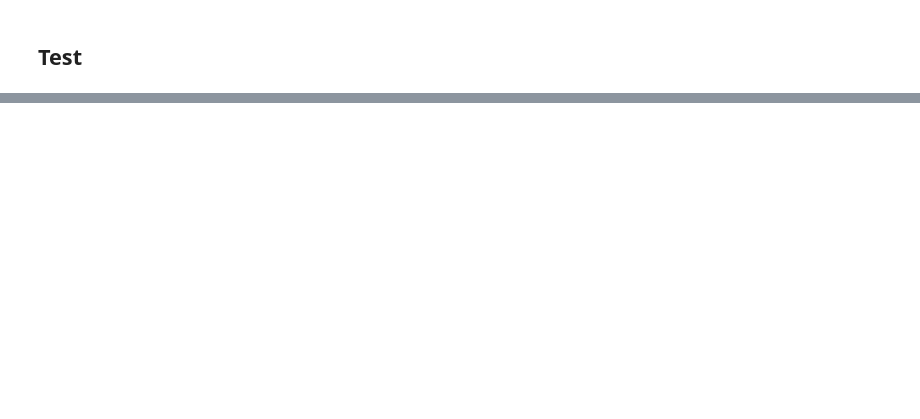
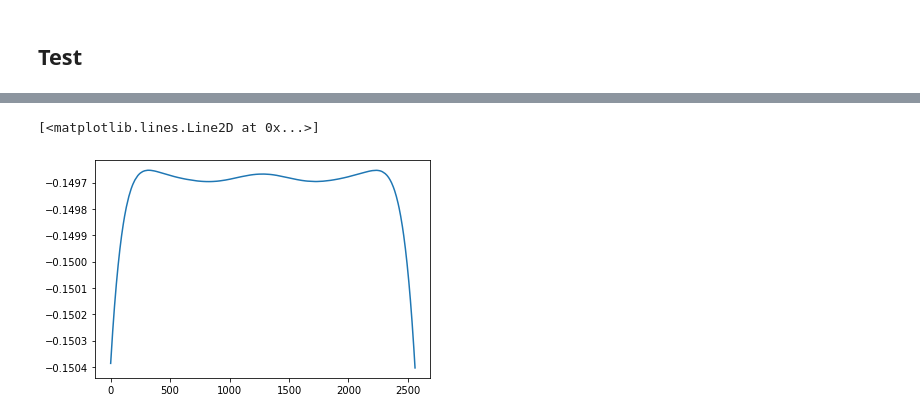
Before and after one commit to noamsgl/msc, a Jupyter notebook: notebooks/research/Simple_GP_Regression_EEG.ipynb, the cells around one changed output, grey strips where cells are left out. Cells and saved outputs as stored; diff of their text form; code cells hidden in the pictures; blank space fills up the shorter version.

```diff
--- a/notebooks/research/Simple_GP_Regression_EEG.ipynb
+++ b/notebooks/research/Simple_GP_Regression_EEG.ipynb
@@ -155,0 +167,5 @@ with torch.no_grad():
+# %%
+plt.plot(train_lower)
+# %% [output]
+[<matplotlib.lines.Line2D at 0x...>]
+[figure, added]
```
Also changed, not shown: parts of 4 cells of this notebook, 3 other files.
